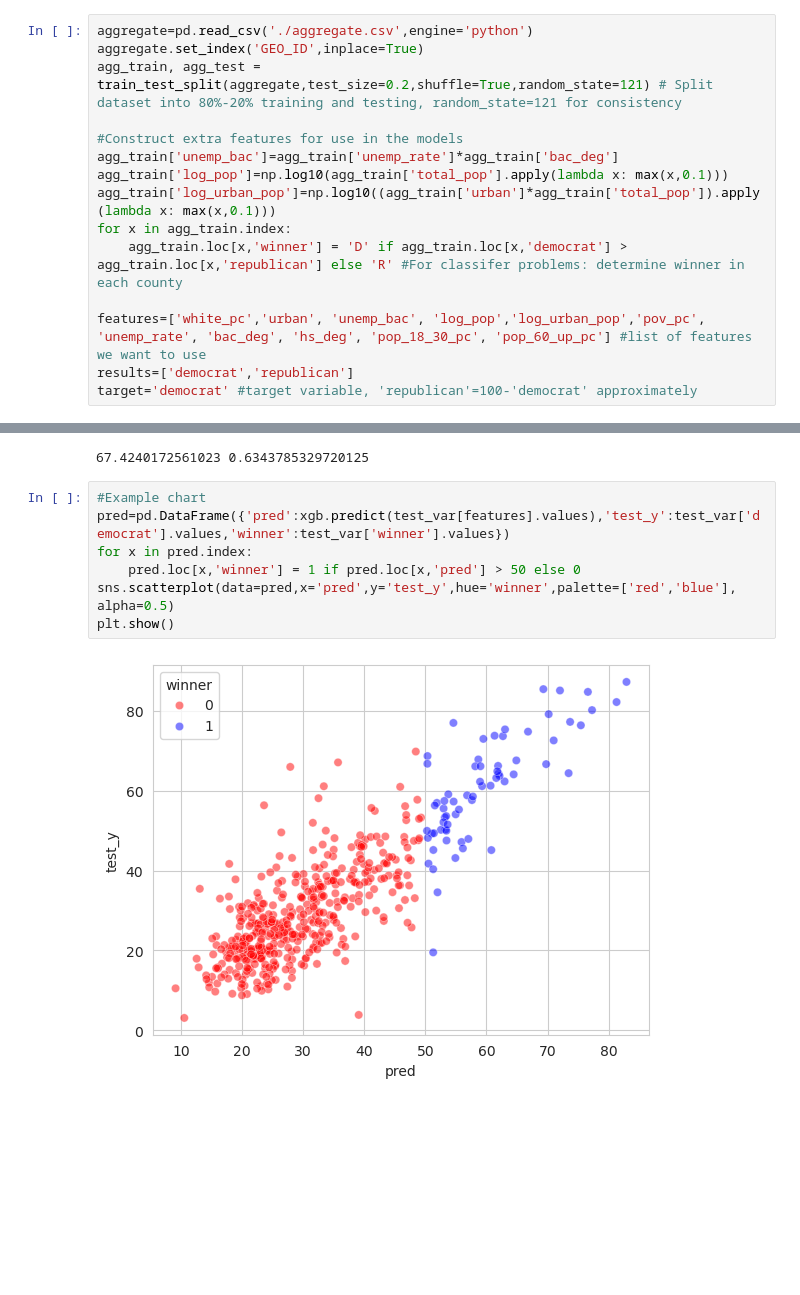
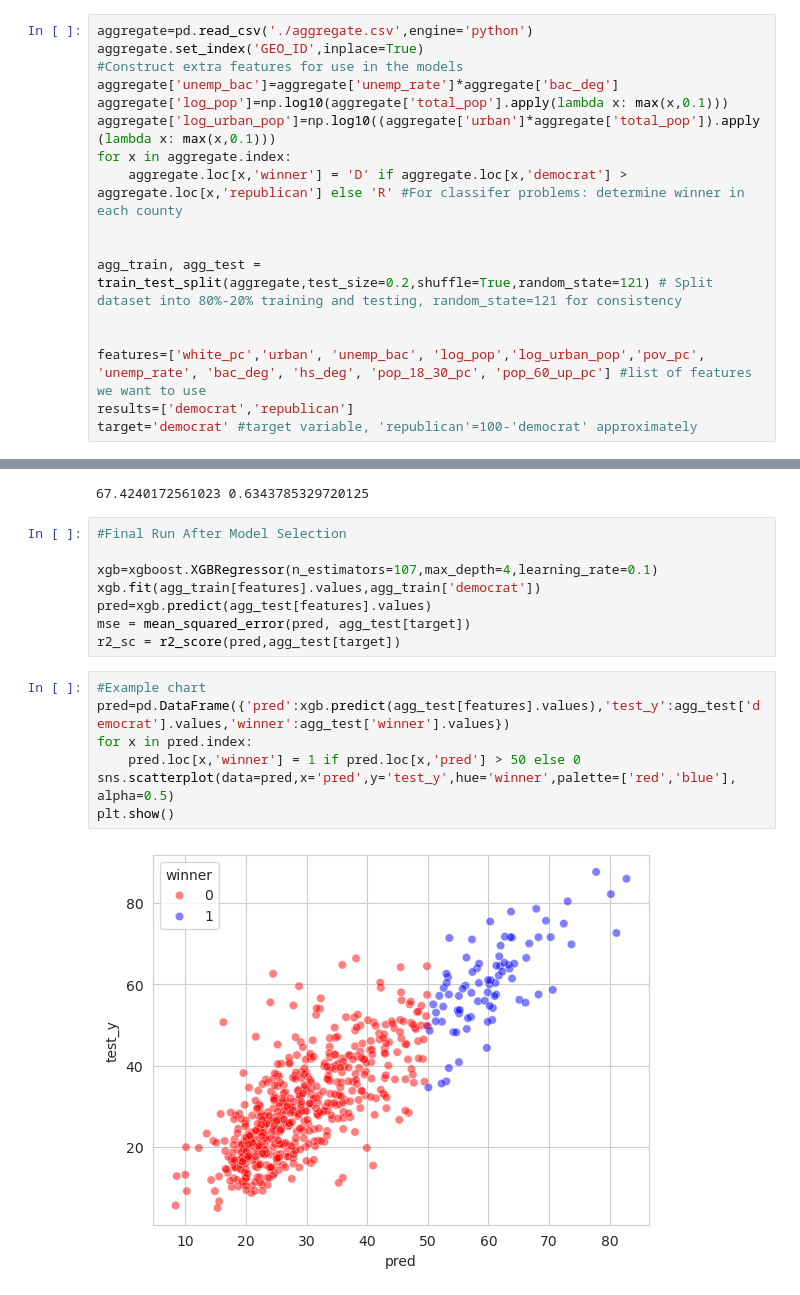
Before and after one commit to srijanrodo/erdos_ds_project, a Jupyter notebook: xgboost.ipynb, the cells around one changed output, grey strips where cells are left out. Saved outputs shown, nothing was run; the diff lists cells and outputs as text; blank space fills up the shorter version.

```diff
--- a/xgboost.ipynb
+++ b/xgboost.ipynb
@@ -12,14 +12,16 @@ sns.set_style("whitegrid")
 # %%
 aggregate=pd.read_csv('./aggregate.csv',engine='python')
 aggregate.set_index('GEO_ID',inplace=True)
+#Construct extra features for use in the models
+aggregate['unemp_bac']=aggregate['unemp_rate']*aggregate['bac_deg']
+aggregate['log_pop']=np.log10(aggregate['total_pop'].apply(lambda x: max(x,0.1)))
+aggregate['log_urban_pop']=np.log10((aggregate['urban']*aggregate['total_pop']).apply(lambda x: max(x,0.1)))
+for x in aggregate.index:
+    aggregate.loc[x,'winner'] = 'D' if aggregate.loc[x,'democrat'] > aggregate.loc[x,'republican'] else 'R' #For classifer problems: determine winner in each county
+
+
 agg_train, agg_test = train_test_split(aggregate,test_size=0.2,shuffle=True,random_state=121) # Split dataset into 80%-20% training and testing, random_state=121 for consistency
 
-#Construct extra features for use in the models
-agg_train['unemp_bac']=agg_train['unemp_rate']*agg_train['bac_deg']
-agg_train['log_pop']=np.log10(agg_train['total_pop'].apply(lambda x: max(x,0.1)))
-agg_train['log_urban_pop']=np.log10((agg_train['urban']*agg_train['total_pop']).apply(lambda x: max(x,0.1)))
-for x in agg_train.index:
-    agg_train.loc[x,'winner'] = 'D' if agg_train.loc[x,'democrat'] > agg_train.loc[x,'republican'] else 'R' #For classifer problems: determine winner in each county
 
 features=['white_pc','urban', 'unemp_bac', 'log_pop','log_urban_pop','pov_pc', 'unemp_rate', 'bac_deg', 'hs_deg', 'pop_18_30_pc', 'pop_60_up_pc'] #list of features we want to use
 results=['democrat','republican']
@@ -70,12 +72,20 @@ r2_sc/=5
 print(mse,r2_sc)
 # %% [output]
 67.4240172561023 0.6343785329720125
+# %%
+#Final Run After Model Selection
+
+xgb=xgboost.XGBRegressor(n_estimators=107,max_depth=4,learning_rate=0.1)
+xgb.fit(agg_train[features].values,agg_train['democrat'])
+pred=xgb.predict(agg_test[features].values)
+mse = mean_squared_error(pred, agg_test[target])
+r2_sc = r2_score(pred,agg_test[target])
 # %%
 #Example chart
-pred=pd.DataFrame({'pred':xgb.predict(test_var[features].values),'test_y':test_var['democrat'].values,'winner':test_var['winner'].values})
+pred=pd.DataFrame({'pred':xgb.predict(agg_test[features].values),'test_y':agg_test['democrat'].values,'winner':agg_test['winner'].values})
 for x in pred.index:
     pred.loc[x,'winner'] = 1 if pred.loc[x,'pred'] > 50 else 0
 sns.scatterplot(data=pred,x='pred',y='test_y',hue='winner',palette=['red','blue'], alpha=0.5)
 plt.show()
 # %% [output]
-[figure, old version]
+[figure, new version]
```
Also changed, not shown: parts of 2 cells of this notebook, 1 other file.
